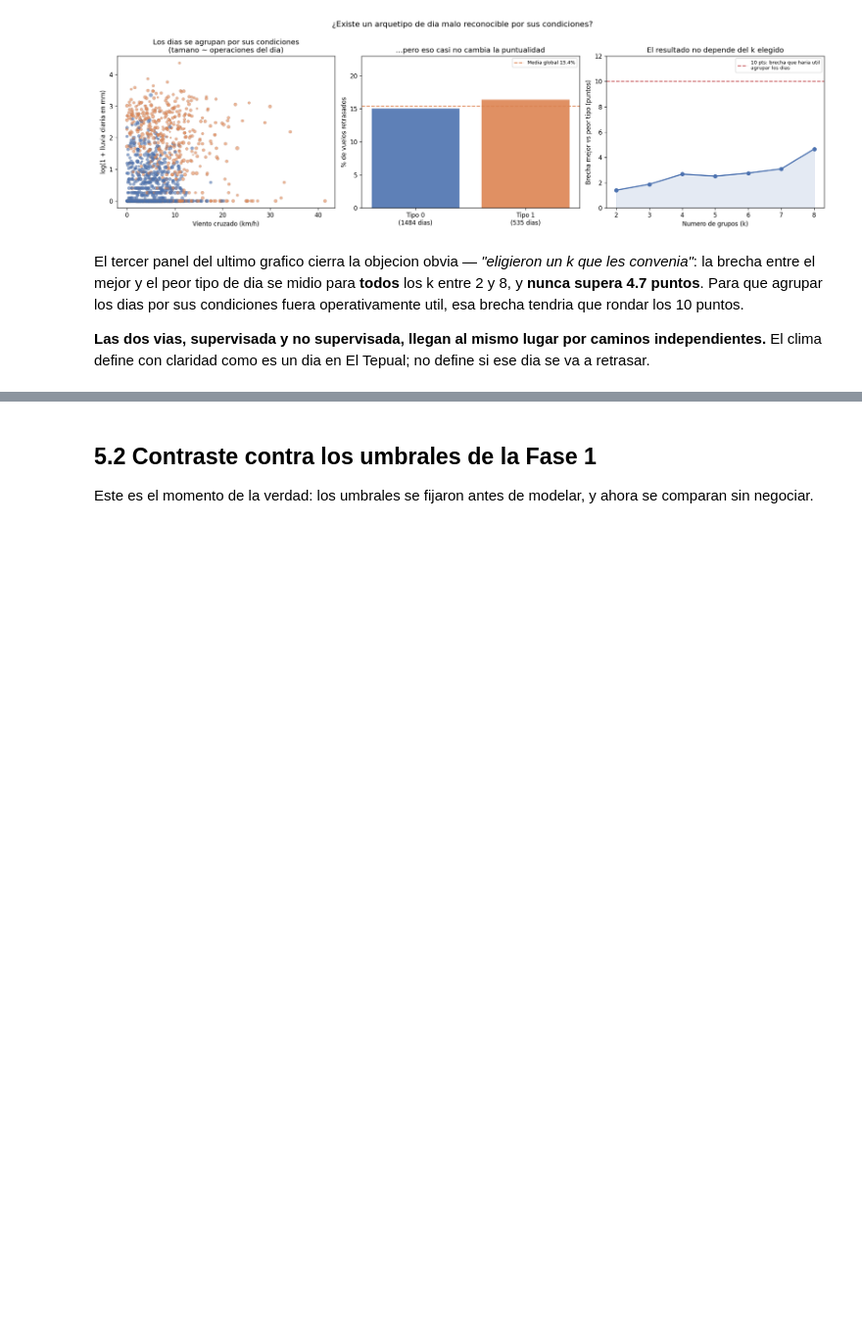
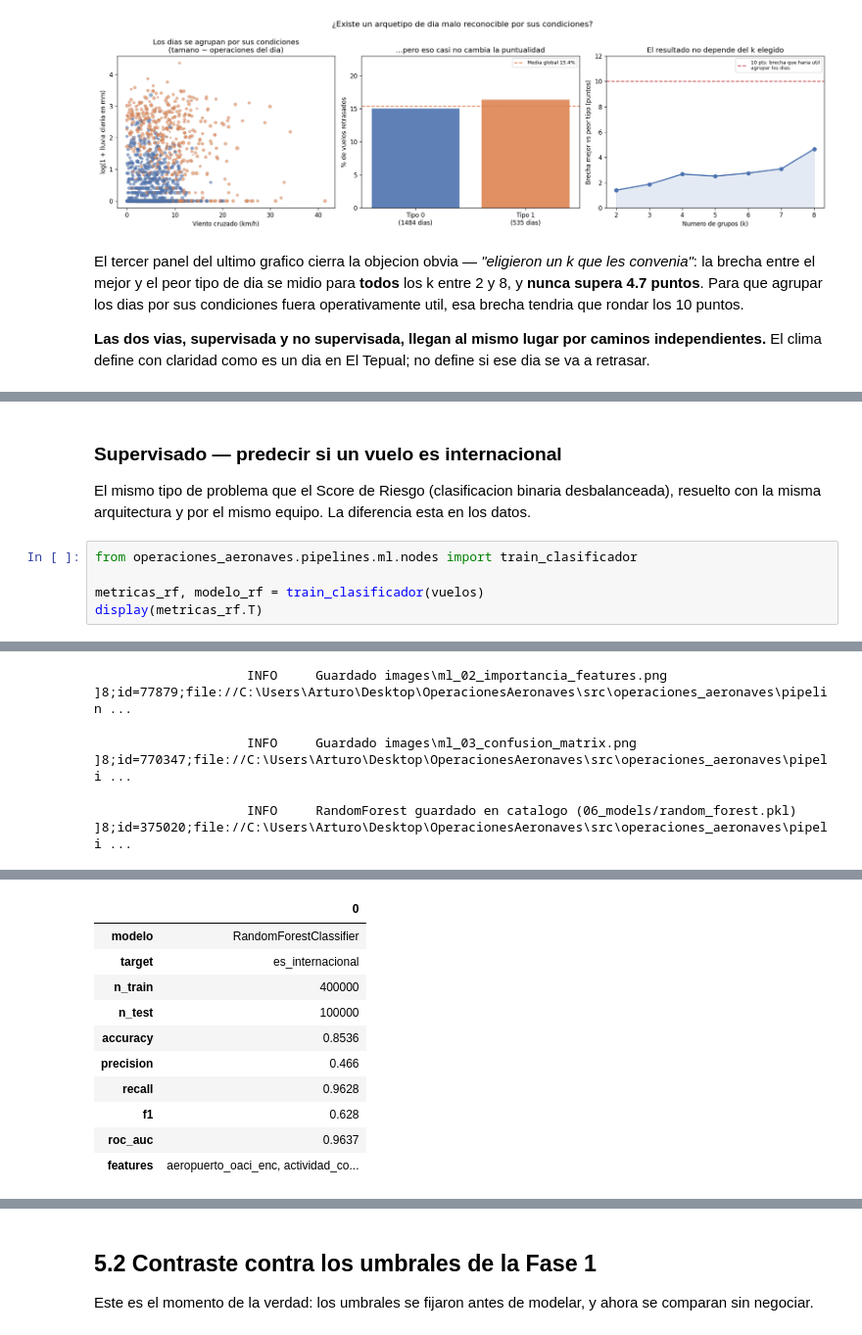
Before and after one commit to MiguelTr7/Prueba_Machi, a Jupyter notebook: notebooks/informe_ml_operaciones.ipynb, the cells around one changed output, grey strips where cells are left out. Shown at 98% size. Cells and saved outputs as stored; diff of their text form; blank space fills up the shorter version.

```diff
--- a/notebooks/informe_ml_operaciones.ipynb
+++ b/notebooks/informe_ml_operaciones.ipynb
@@ -765,0 +793,10 @@ El tercer panel del ultimo grafico cierra la objecion obvia — *"eligieron un k
+# %% [markdown]
+### Supervisado — predecir si un vuelo es internacional
+
+El mismo tipo de problema que el Score de Riesgo (clasificacion binaria desbalanceada), resuelto con la misma arquitectura y por el mismo equipo. La diferencia esta en los datos.
+# %%
+from operaciones_aeronaves.pipelines.ml.nodes import train_clasificador
+
+metricas_rf, modelo_rf = train_clasificador(vuelos)
+display(metricas_rf.T)
+# %% [output]
@@ -765,0 +805,3 @@ El tercer panel del ultimo grafico cierra la objecion obvia — *"eligieron un k
+                    INFO     Guardado images\ml_02_importancia_features.png                            ]8;id=77879;file://C:\Users\Arturo\Desktop\OperacionesAeronaves\src\operaciones_aeronaves\pipelin ...
+                    INFO     Guardado images\ml_03_confusion_matrix.png                                ]8;id=770347;file://C:\Users\Arturo\Desktop\OperacionesAeronaves\src\operaciones_aeronaves\pipeli ...
+                    INFO     RandomForest guardado en catalogo (06_models/random_forest.pkl)           ]8;id=375020;file://C:\Users\Arturo\Desktop\OperacionesAeronaves\src\operaciones_aeronaves\pipeli ...
@@ -765,0 +809,11 @@ El tercer panel del ultimo grafico cierra la objecion obvia — *"eligieron un k
+|  | 0 |
+| modelo | RandomForestClassifier |
+| target | es_internacional |
+| n_train | 400000 |
+| n_test | 100000 |
+| accuracy | 0.8536 |
+| precision | 0.466 |
+| recall | 0.9628 |
+| f1 | 0.628 |
+| roc_auc | 0.9637 |
+| features | aeropuerto_oaci_enc, actividad_co... |
```
Also changed, not shown: parts of 30 cells of this notebook, 3 other files.
